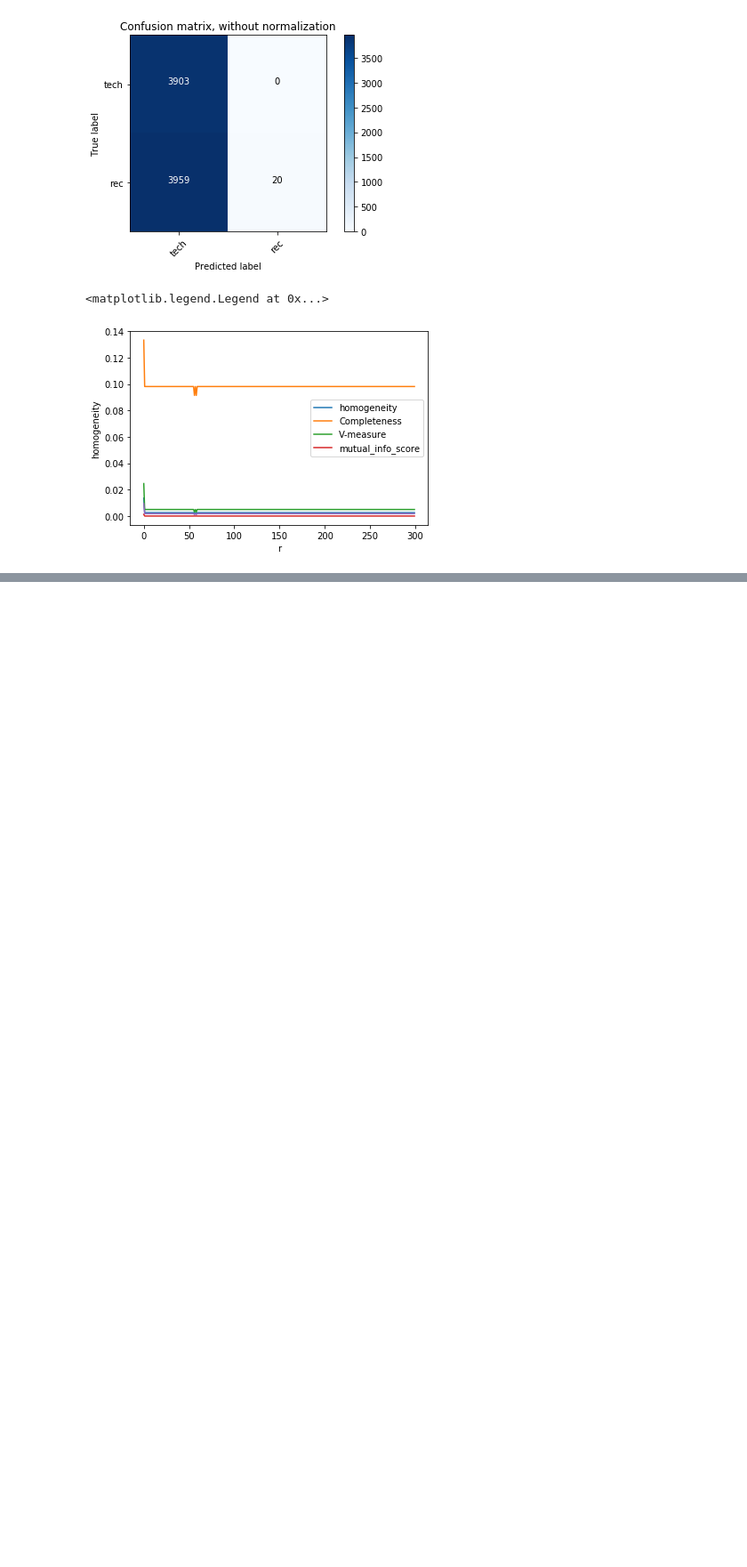
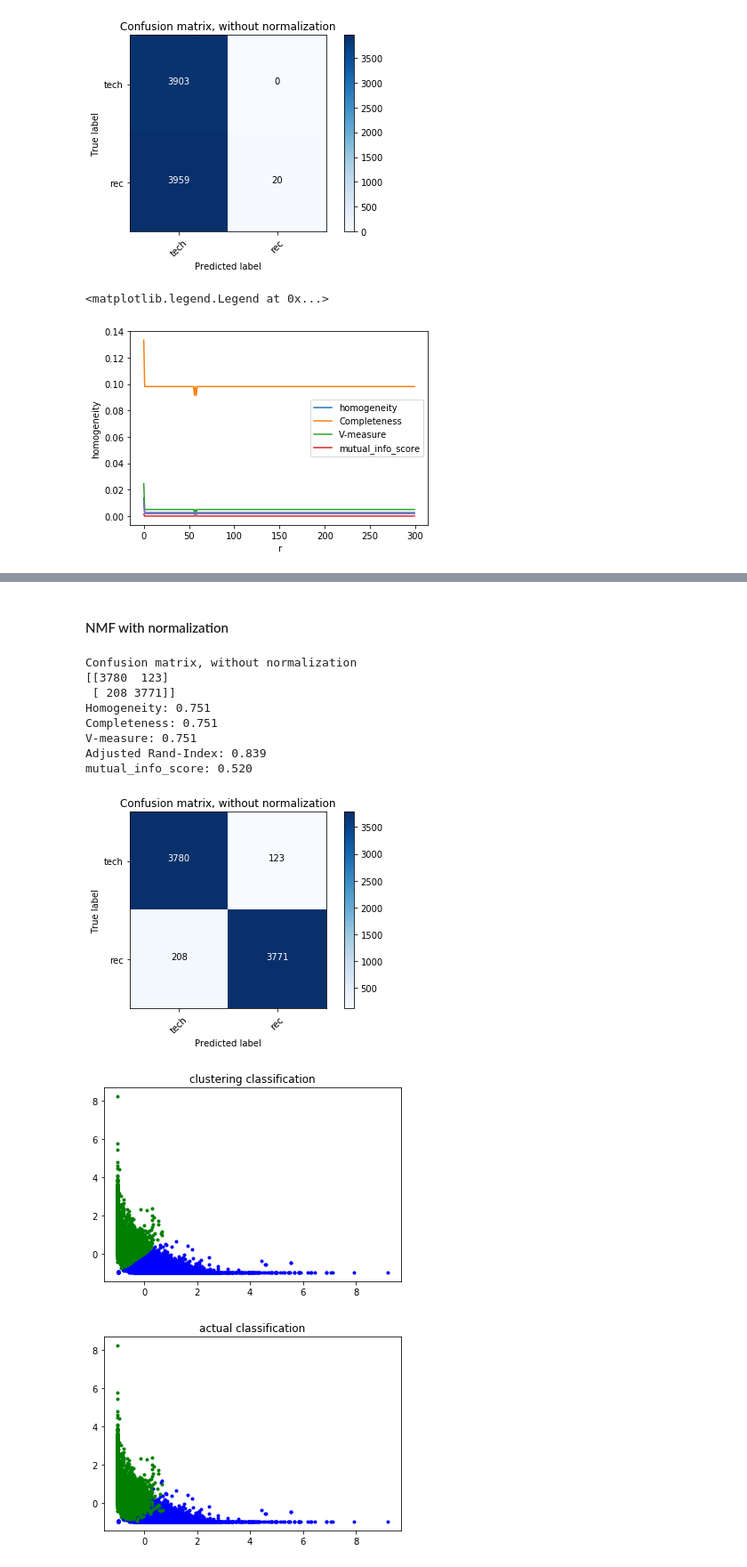
Before and after one commit to wppply/ECE219_projects, a Jupyter notebook: project_2/Project2.ipynb, the cells around one changed output, grey strips where cells are left out. Shown: that part at 89% size. Drawn from its saved outputs; the diff is of its cells as text; code cells hidden in the pictures; blank space fills up the shorter version.

```diff
--- a/project_2/Project2.ipynb
+++ b/project_2/Project2.ipynb
@@ -302,0 +347,28 @@ NameError: name 'X_train' is not defined
+# %% [markdown]
+#### NMF with normalization
+# %%
+nmf = NMF(n_components=2, init='random', random_state=42)
+Best_NMF = nmf.fit_transform(X_tfidf)
+
+scaler = StandardScaler(copy=True, with_mean=True, with_std=True)
+Best_NMF_N = scaler.fit_transform(Best_NMF)
+
+km_best_NMF_N = KMeans(n_clusters=2, init='k-means++')
+km_best_NMF_N.fit(Best_NMF_N)
+
+labels = dataset.target
+labels = (labels >3)
+
+utils.compare_result(Best_NMF_N,labels,km_best_NMF_N.labels_)
+# %% [output]
+Confusion matrix, without normalization
+[[3780  123]
+ [ 208 3771]]
+Homogeneity: 0.751
+Completeness: 0.751
+V-measure: 0.751
+Adjusted Rand-Index: 0.839
+mutual_info_score: 0.520
+[figure, added]
+[figure, added]
+[figure, added]
```
Also changed, not shown: parts of 27 cells of this notebook, 3 other files.
